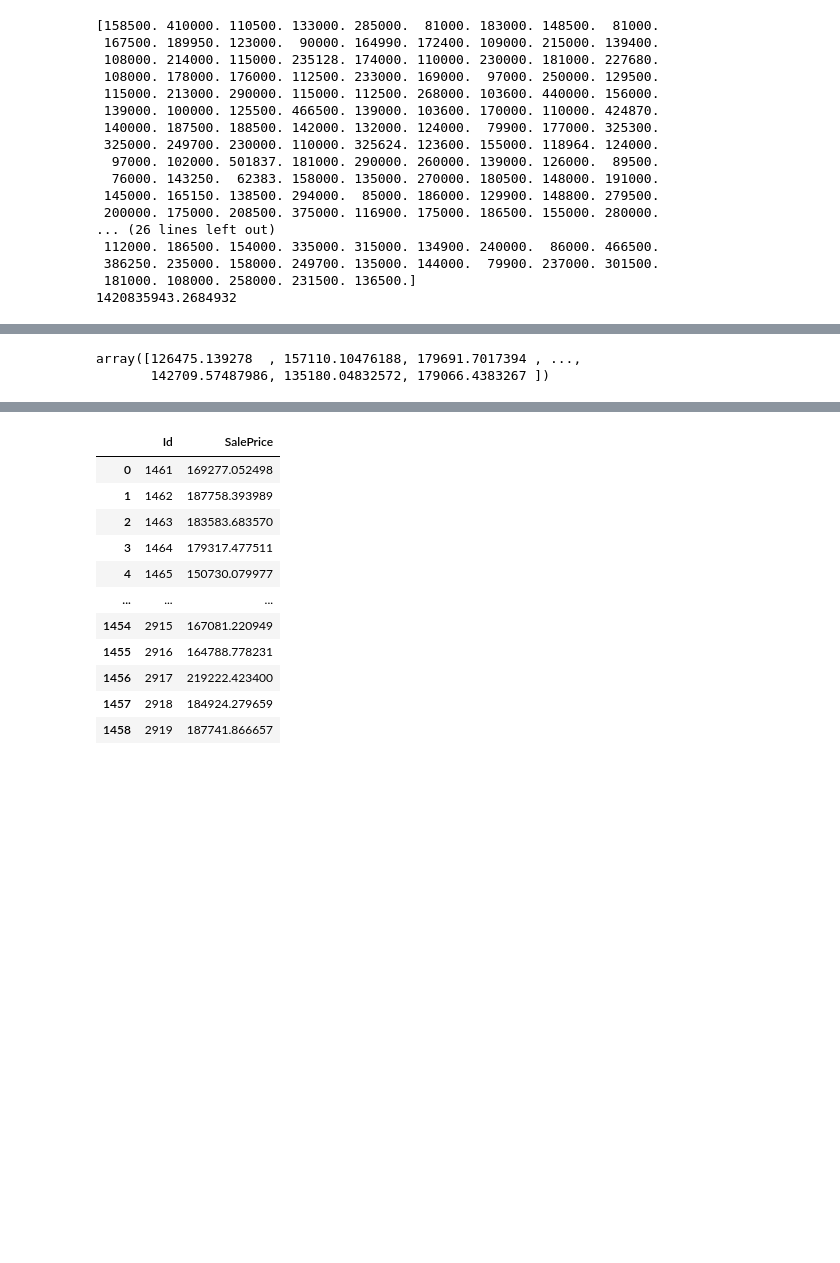
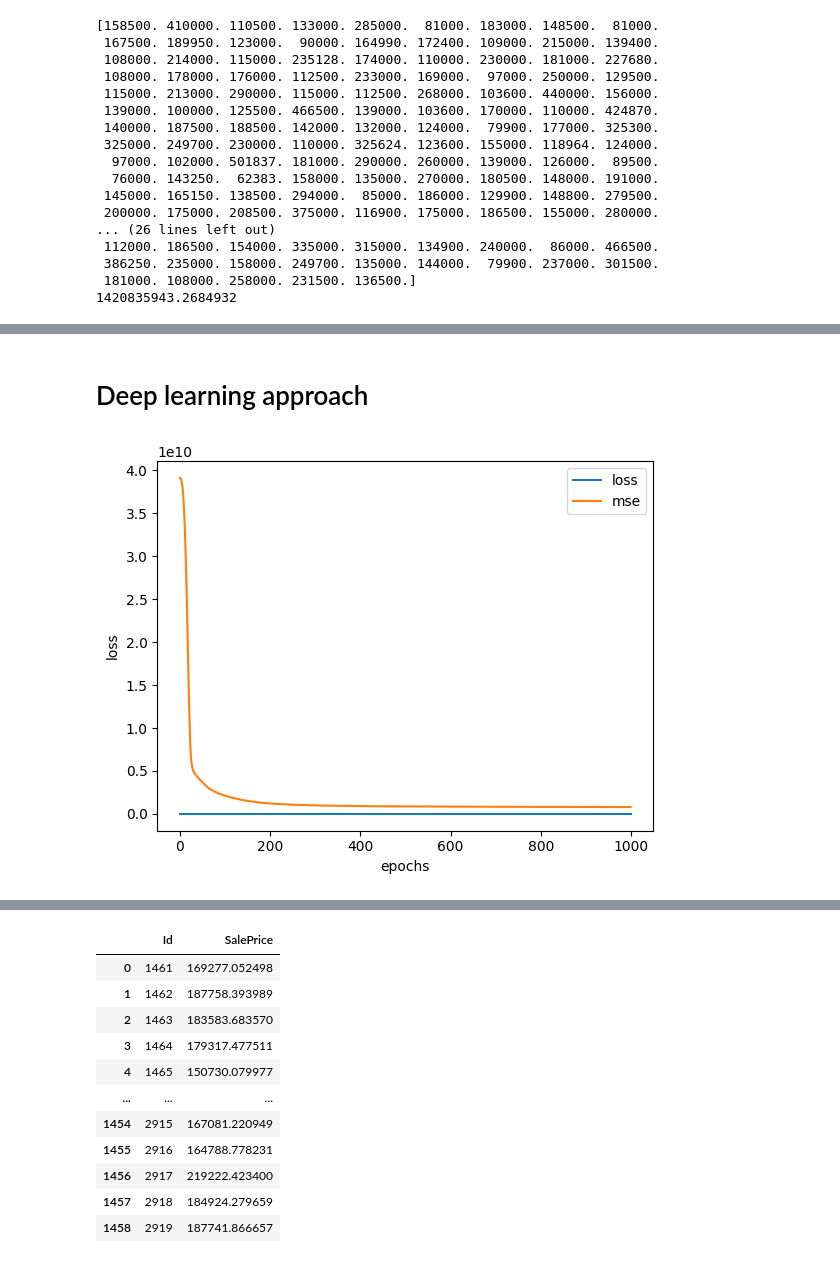
Before and after one commit to nisaral/ML_practiceground, a Jupyter notebook: house-price-prediction.ipynb, the cells around one changed output, grey strips where cells are left out. Saved outputs shown, nothing was run; the diff lists cells and outputs as text; code cells hidden in the pictures; blank space fills up the shorter version.

```diff
--- a/house-price-prediction.ipynb
+++ b/house-price-prediction.ipynb
@@ -245,9 +435,7 @@ print(trainDT_pred)
 # %%
 model3=SVR(kernel='linear',C=100,degree=3,epsilon=0.1)
-model3.fit(val_inputs,val_targets)
-trainSV=model3.predict(test_inputs)
+model3.fit(train_inputs,train_targets)
+trainSV=model3.predict(val_inputs)
 #mse_svm=mean_squared_error(trainSV,train_targets)
-trainSV
-# %% [output]
-array([126475.139278  , 157110.10476188, 179691.7017394 , ...,
-       142709.57487986, 135180.04832572, 179066.4383267 ])
+# %% [markdown]
+# Deep learning approach
@@ -253,0 +468,7 @@ array([126475.139278  , 157110.10476188, 179691.7017394 , ...,
+# %%
+# Plot history (also known as a loss curve)
+pd.DataFrame(history.history).plot()
+plt.ylabel("loss")
+plt.xlabel("epochs");
+# %% [output]
+[figure, added]
```
Also changed, not shown: parts of 29 cells of this notebook.
